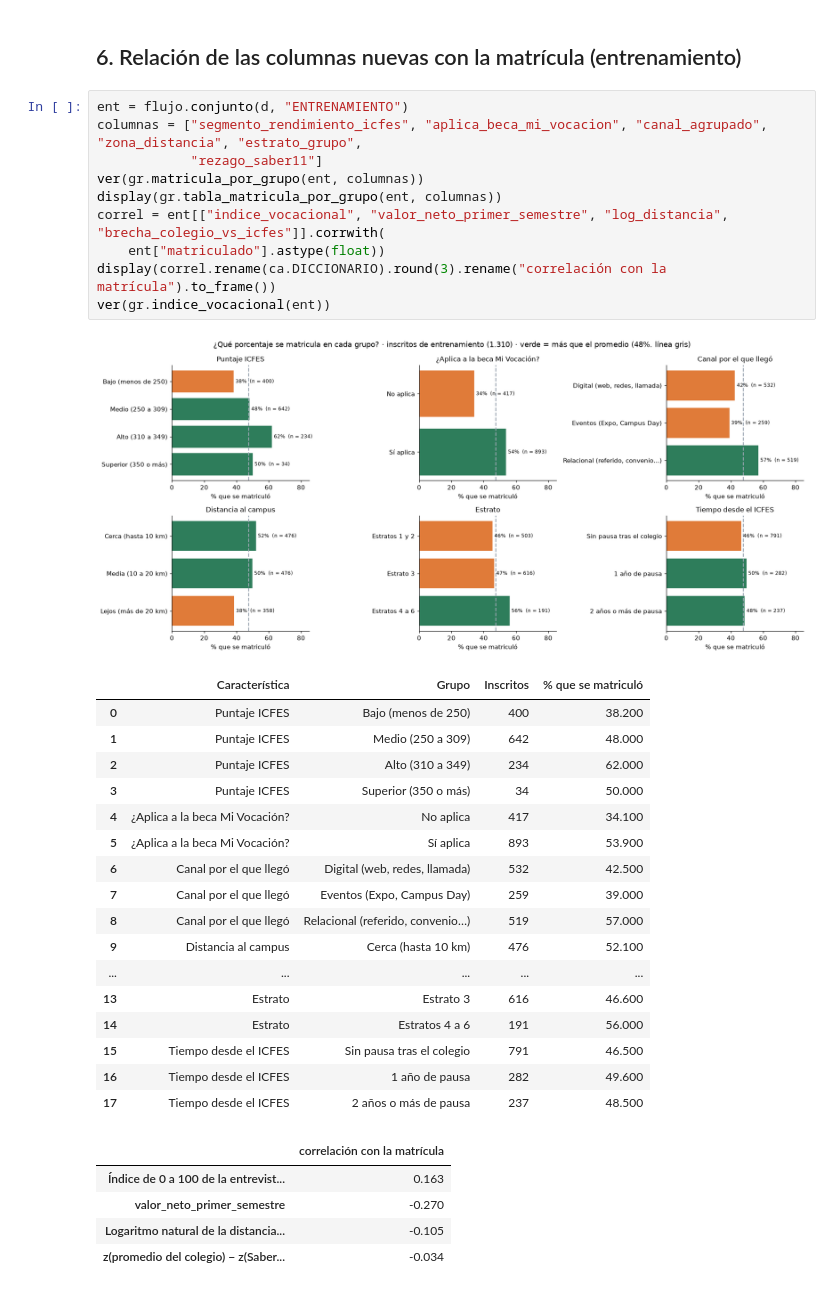
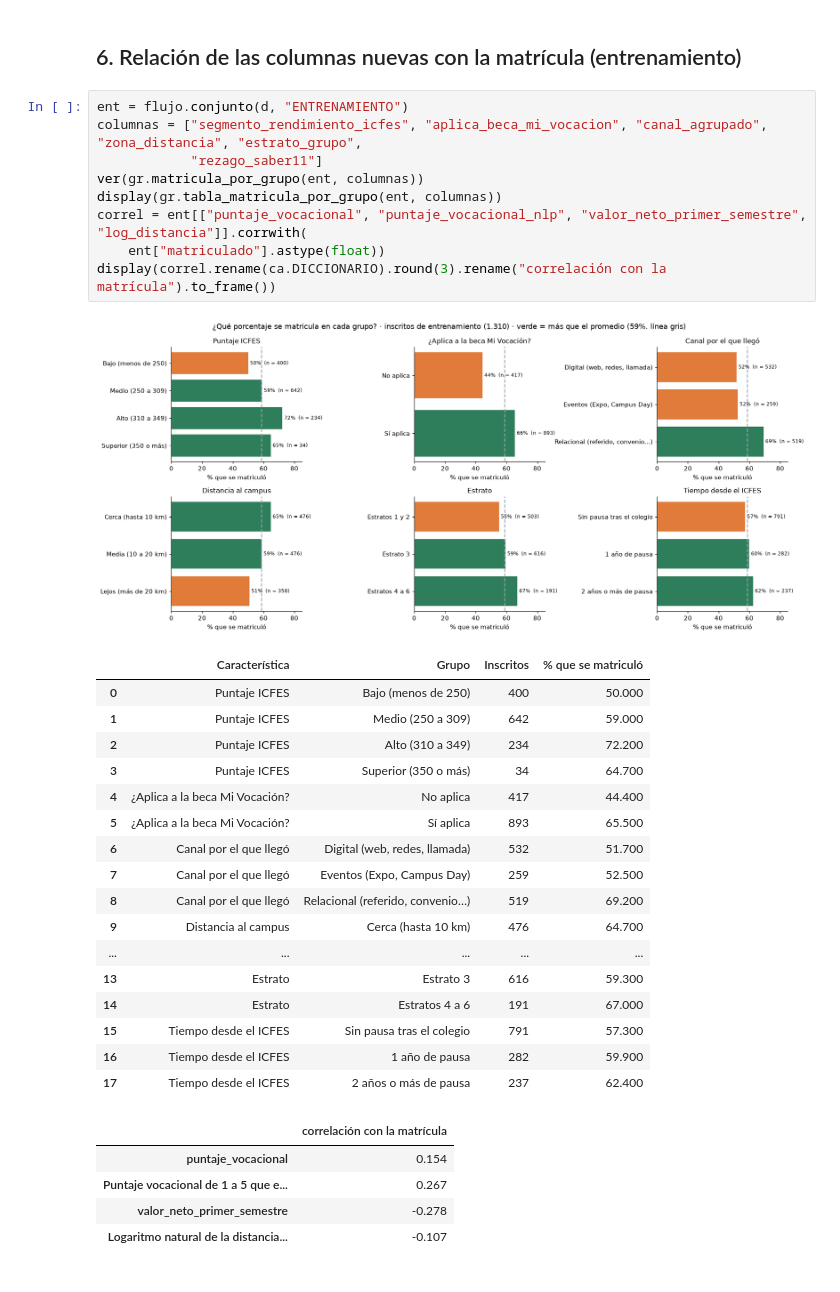
Before and after one commit to xyosho/Proyecto-Homologacion-ML, a Jupyter notebook: sprint2_caracteristicas_local.ipynb, the cells around one changed output. Drawn from its saved outputs; the diff is of its cells as text.

```diff
--- a/sprint2_caracteristicas_local.ipynb
+++ b/sprint2_caracteristicas_local.ipynb
@@ -237,34 +284,33 @@ distintas (del 38% al 53%), por eso sirven para orientar la estrategia de captac
 # %%
 ent = flujo.conjunto(d, "ENTRENAMIENTO")
 columnas = ["segmento_rendimiento_icfes", "aplica_beca_mi_vocacion", "canal_agrupado", "zona_distancia", "estrato_grupo",
             "rezago_saber11"]
 ver(gr.matricula_por_grupo(ent, columnas))
 display(gr.tabla_matricula_por_grupo(ent, columnas))
-correl = ent[["indice_vocacional", "valor_neto_primer_semestre", "log_distancia", "brecha_colegio_vs_icfes"]].corrwith(
+correl = ent[["puntaje_vocacional", "puntaje_vocacional_nlp", "valor_neto_primer_semestre", "log_distancia"]].corrwith(
     ent["matriculado"].astype(float))
 display(correl.rename(ca.DICCIONARIO).round(3).rename("correlación con la matrícula").to_frame())
-ver(gr.indice_vocacional(ent))
 # %% [output]
-[figure, old version]
+[figure, new version]
 |  | Característica | Grupo | Inscritos | % que se matriculó |
-| 0 | Puntaje ICFES | Bajo (menos de 250) | 400 | 38.200 |
-| 1 | Puntaje ICFES | Medio (250 a 309) | 642 | 48.000 |
-| 2 | Puntaje ICFES | Alto (310 a 349) | 234 | 62.000 |
-| 3 | Puntaje ICFES | Superior (350 o más) | 34 | 50.000 |
-| 4 | ¿Aplica a la beca Mi Vocación? | No aplica | 417 | 34.100 |
-| 5 | ¿Aplica a la beca Mi Vocación? | Sí aplica | 893 | 53.900 |
-| 6 | Canal por el que llegó | Digital (web, redes, llamada) | 532 | 42.500 |
-| 7 | Canal por el que llegó | Eventos (Expo, Campus Day) | 259 | 39.000 |
-| 8 | Canal por el que llegó | Relacional (referido, convenio…) | 519 | 57.000 |
-| 9 | Distancia al campus | Cerca (hasta 10 km) | 476 | 52.100 |
+| 0 | Puntaje ICFES | Bajo (menos de 250) | 400 | 50.000 |
+| 1 | Puntaje ICFES | Medio (250 a 309) | 642 | 59.000 |
+| 2 | Puntaje ICFES | Alto (310 a 349) | 234 | 72.200 |
+| 3 | Puntaje ICFES | Superior (350 o más) | 34 | 64.700 |
+| 4 | ¿Aplica a la beca Mi Vocación? | No aplica | 417 | 44.400 |
+| 5 | ¿Aplica a la beca Mi Vocación? | Sí aplica | 893 | 65.500 |
+| 6 | Canal por el que llegó | Digital (web, redes, llamada) | 532 | 51.700 |
+| 7 | Canal por el que llegó | Eventos (Expo, Campus Day) | 259 | 52.500 |
+| 8 | Canal por el que llegó | Relacional (referido, convenio…) | 519 | 69.200 |
+| 9 | Distancia al campus | Cerca (hasta 10 km) | 476 | 64.700 |
 | ... | ... | ... | ... | ... |
-| 13 | Estrato | Estrato 3 | 616 | 46.600 |
-| 14 | Estrato | Estratos 4 a 6 | 191 | 56.000 |
-| 15 | Tiempo desde el ICFES | Sin pausa tras el colegio | 791 | 46.500 |
-| 16 | Tiempo desde el ICFES | 1 año de pausa | 282 | 49.600 |
-| 17 | Tiempo desde el ICFES | 2 años o más de pausa | 237 | 48.500 |
+| 13 | Estrato | Estrato 3 | 616 | 59.300 |
+| 14 | Estrato | Estratos 4 a 6 | 191 | 67.000 |
+| 15 | Tiempo desde el ICFES | Sin pausa tras el colegio | 791 | 57.300 |
+| 16 | Tiempo desde el ICFES | 1 año de pausa | 282 | 59.900 |
+| 17 | Tiempo desde el ICFES | 2 años o más de pausa | 237 | 62.400 |
 |  | correlación con la matrícula |
-| Índice de 0 a 100 de la entrevist... | 0.163 |
-| valor_neto_primer_semestre | -0.270 |
-| Logaritmo natural de la distancia... | -0.105 |
-| z(promedio del colegio) − z(Saber... | -0.034 |
+| puntaje_vocacional | 0.154 |
+| Puntaje vocacional de 1 a 5 que e... | 0.267 |
+| valor_neto_primer_semestre | -0.278 |
+| Logaritmo natural de la distancia... | -0.107 |
```
Also changed, not shown: parts of 19 cells of this notebook, 31 other files.
